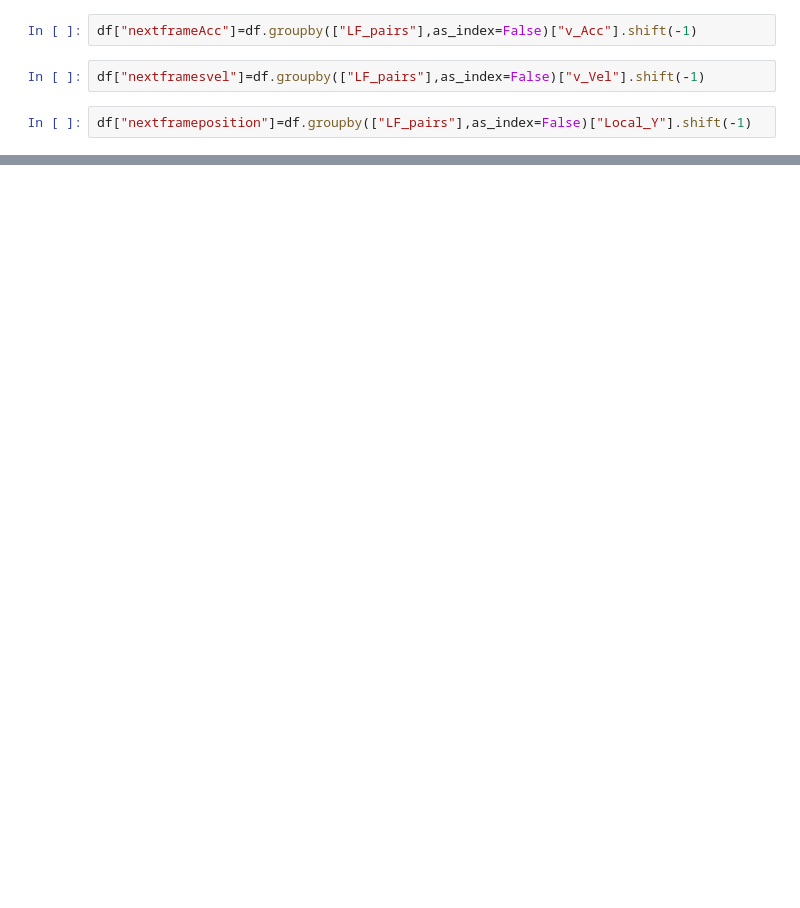
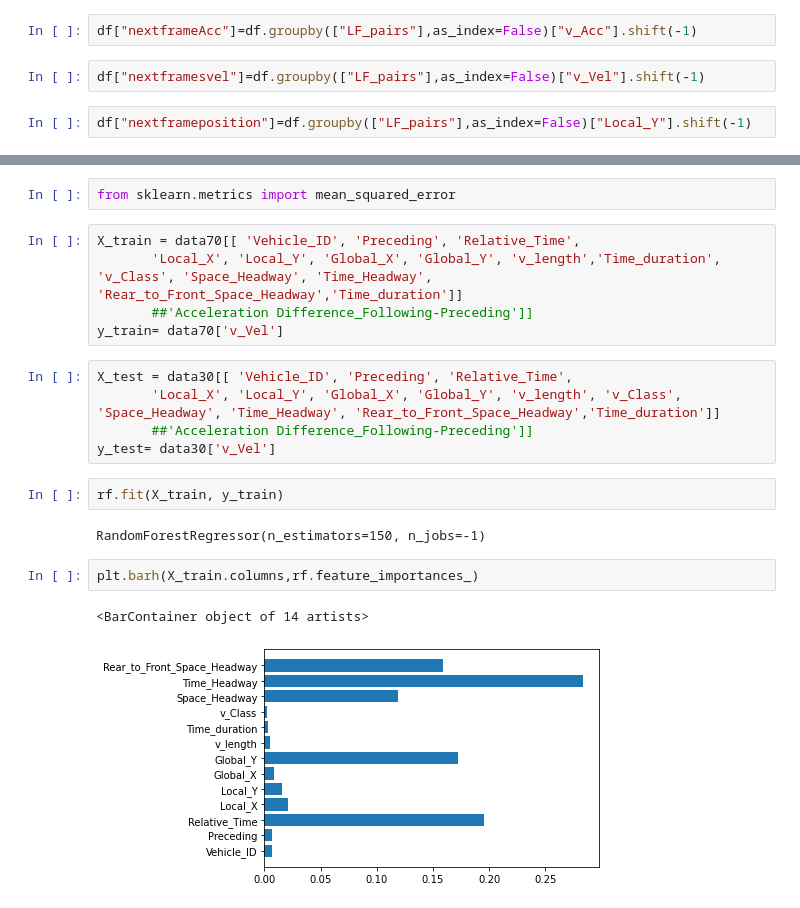
Before and after one commit to VineetDhamija/DataDrivenCarFollowing, a Jupyter notebook: datadrivencarfollowing-v1/scripts/RandomeForest_NC.ipynb, the cells around one changed output, grey strips where cells are left out. Cells and saved outputs as stored; diff of their text form; blank space fills up the shorter version.

```diff
--- a/datadrivencarfollowing-v1/scripts/RandomeForest_NC.ipynb
+++ b/datadrivencarfollowing-v1/scripts/RandomeForest_NC.ipynb
@@ -152,0 +328,21 @@ df1.T
+# %%
+from sklearn.metrics import mean_squared_error
+# %%
+X_train = data70[[ 'Vehicle_ID', 'Preceding', 'Relative_Time',
+       'Local_X', 'Local_Y', 'Global_X', 'Global_Y', 'v_length','Time_duration', 'v_Class', 'Space_Headway', 'Time_Headway', 'Rear_to_Front_Space_Headway','Time_duration']]
+       ##'Acceleration Difference_Following-Preceding']]
+y_train= data70['v_Vel']
+# %%
+X_test = data30[[ 'Vehicle_ID', 'Preceding', 'Relative_Time',
+       'Local_X', 'Local_Y', 'Global_X', 'Global_Y', 'v_length', 'v_Class', 'Space_Headway', 'Time_Headway', 'Rear_to_Front_Space_Headway','Time_duration']]
+       ##'Acceleration Difference_Following-Preceding']]
+y_test= data30['v_Vel']
+# %%
+rf.fit(X_train, y_train)
+# %% [output]
+RandomForestRegressor(n_estimators=150, n_jobs=-1)
+# %%
+plt.barh(X_train.columns,rf.feature_importances_)
+# %% [output]
+<BarContainer object of 14 artists>
+[figure, added]
```
Also changed, not shown: parts of 47 cells of this notebook.
